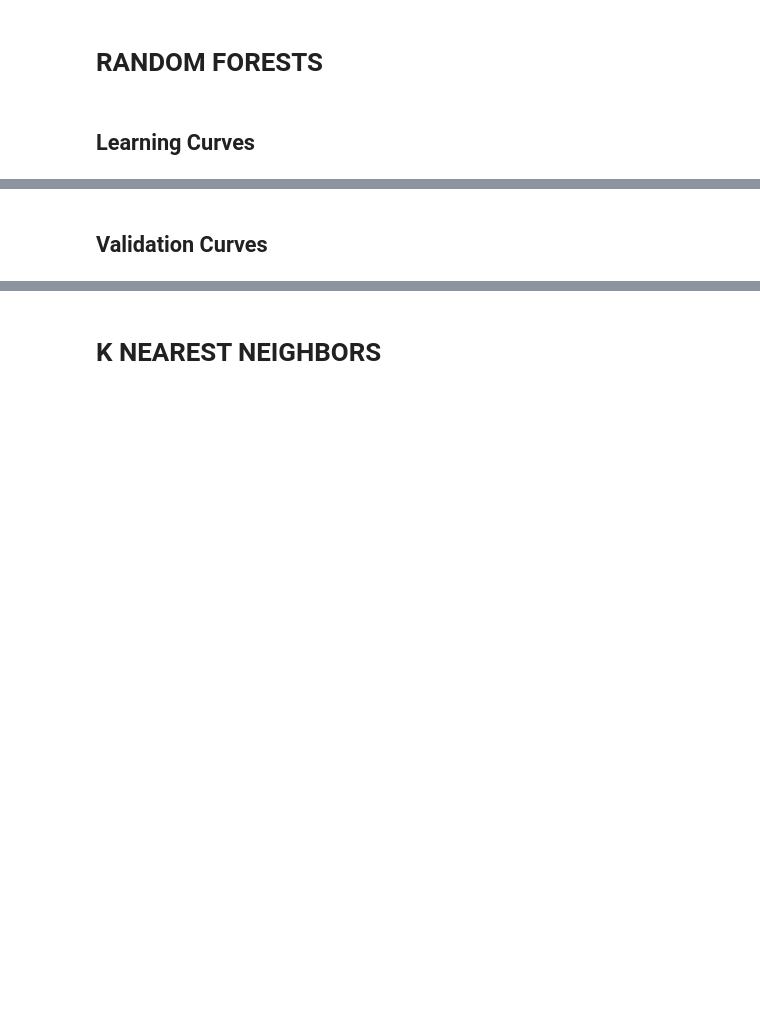
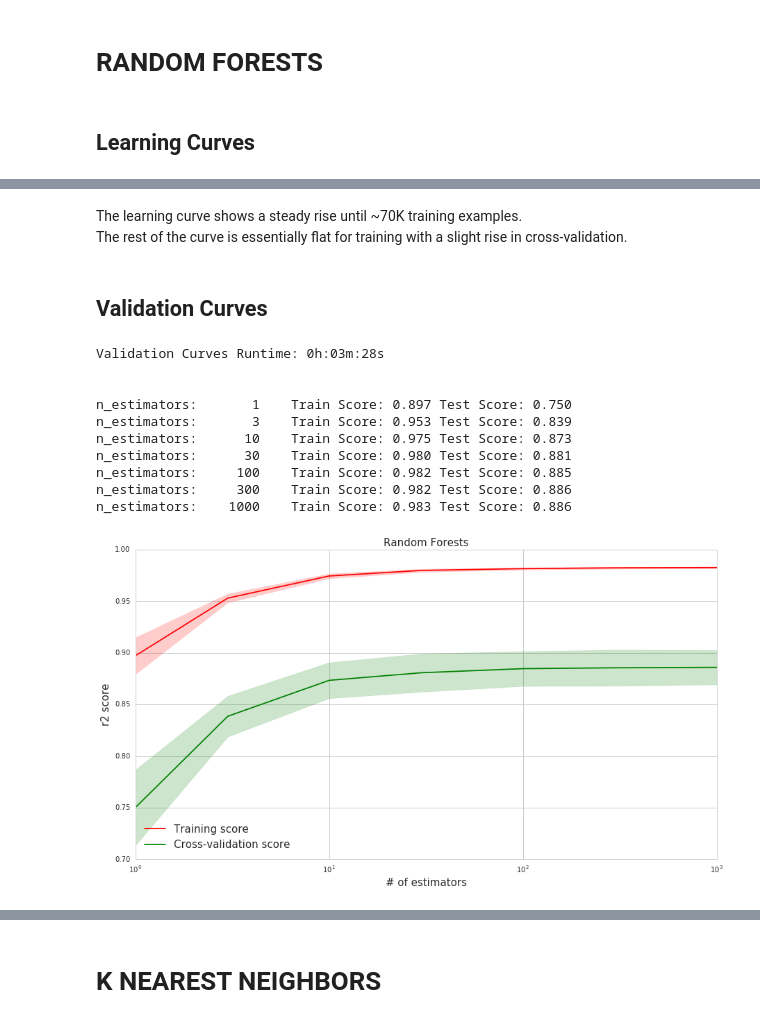
Before and after one commit to rvishakh/udacity, a Jupyter notebook: MLND/capstone/didi/implement_basic.ipynb, the cells around one changed output, grey strips where cells are left out. Saved outputs shown, nothing was run; the diff lists cells and outputs as text; code cells hidden in the pictures; blank space fills up the shorter version.

```diff
--- a/MLND/capstone/didi/implement_basic.ipynb
+++ b/MLND/capstone/didi/implement_basic.ipynb
@@ -393,9 +393,9 @@ def plot_validation_curve(estimator, X, y, param_name, param_range,
              Number of jobs to run in parallel (default 1).
     """
 
-    # Cross validation with 25 iterations to get smoother mean test and train
+    # Cross validation with 10 iterations to get smoother mean test and train
     # score curves, each time with 20% data randomly selected as a validation set.
-    cv = cross_validation.ShuffleSplit(X.shape[0], n_iter=25, test_size=0.2, random_state=0)
+    cv = cross_validation.ShuffleSplit(X.shape[0], n_iter=10, test_size=0.2, random_state=0)
 
     start = timeit.default_timer()
     train_scores, test_scores = validation_curve(estimator, X, y, param_name=param_name, param_range=param_range,
@@ -518,7 +518,22 @@ Train Size:  106444 Train Score: 0.980 Test Score: 0.873
+# %% [markdown]
+The learning curve shows a steady rise until ~70K training examples.
+The rest of the curve is essentially flat for training with a slight rise in cross-validation.
 # %% [markdown]
 ## Validation Curves
 # %%
-plot_validation_curve(estimator=RandomForestRegressor(), X=gX_train, y=gy_train,
+plot_validation_curve(estimator=RandomForestRegressor(), X=gX_train[:30000], y=gy_train[:30000],
                       param_name='n_estimators', param_range=[1,3,10,30,100,300,1000],
                       scoring='r2', plot_title='Random Forests', x_label='# of estimators', y_label='r2 score',
                       n_jobs=-1)
+# %% [output]
+Validation Curves Runtime: 0h:03m:28s
+
+
+n_estimators:       1    Train Score: 0.897 Test Score: 0.750
+n_estimators:       3    Train Score: 0.953 Test Score: 0.839
+n_estimators:      10    Train Score: 0.975 Test Score: 0.873
+n_estimators:      30    Train Score: 0.980 Test Score: 0.881
+n_estimators:     100    Train Score: 0.982 Test Score: 0.885
+n_estimators:     300    Train Score: 0.982 Test Score: 0.886
+n_estimators:    1000    Train Score: 0.983 Test Score: 0.886
+[figure, added]
```
Also changed, not shown: parts of 25 cells of this notebook.
